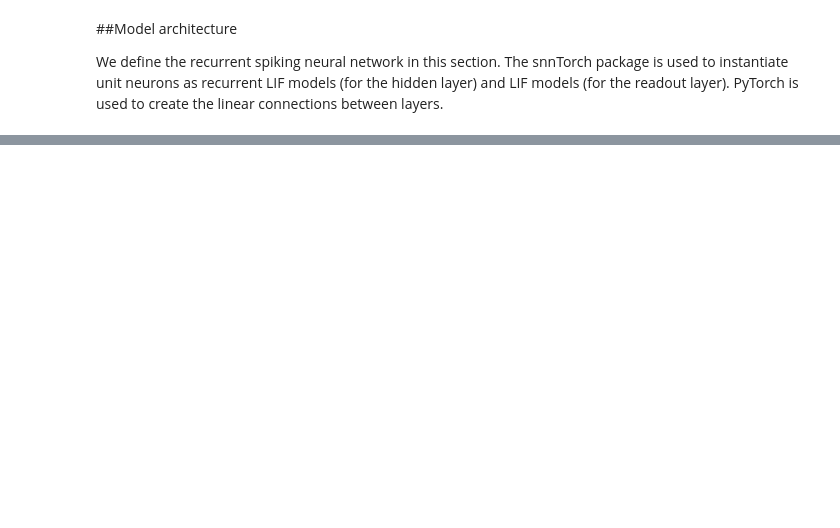
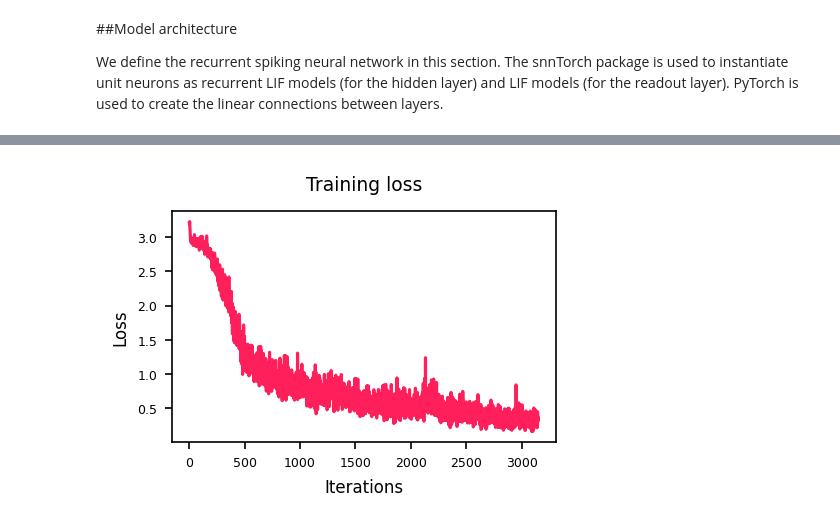
Before and after one commit to andrewsiyoon/spiking-seRNN, a Jupyter notebook: seRSNN_SHD_implementation.ipynb, the cells around one changed output, grey strips where cells are left out. Saved outputs shown, nothing was run; the diff lists cells and outputs as text; code cells hidden in the pictures; blank space fills up the shorter version.

```diff
--- a/seRSNN_SHD_implementation.ipynb
+++ b/seRSNN_SHD_implementation.ipynb
@@ -388,0 +415,12 @@ time: 2h 12min 10s (started: 2023-04-11 13:28:30 +00:00)
+# %%
+#Loss curves
+plt.figure(figsize=(3.3,2),dpi=150)
+plt.plot(train_loss_hist, color = '#ff1f5b', label = 'Training')
+#plt.plot(test_loss_hist, color = '#009ade', label = 'Validation')
+#plt.legend(loc = 'upper left', fontsize=6)
+plt.xlabel('Iterations', fontsize = 8)
+plt.ylabel('Loss', fontsize = 8)
+plt.tick_params(axis='both', labelsize=6)
+plt.title('Training loss', fontsize = 9, pad = 10);
+# %% [output]
+[figure, added]
```
Also changed, not shown: parts of 14 cells of this notebook.
